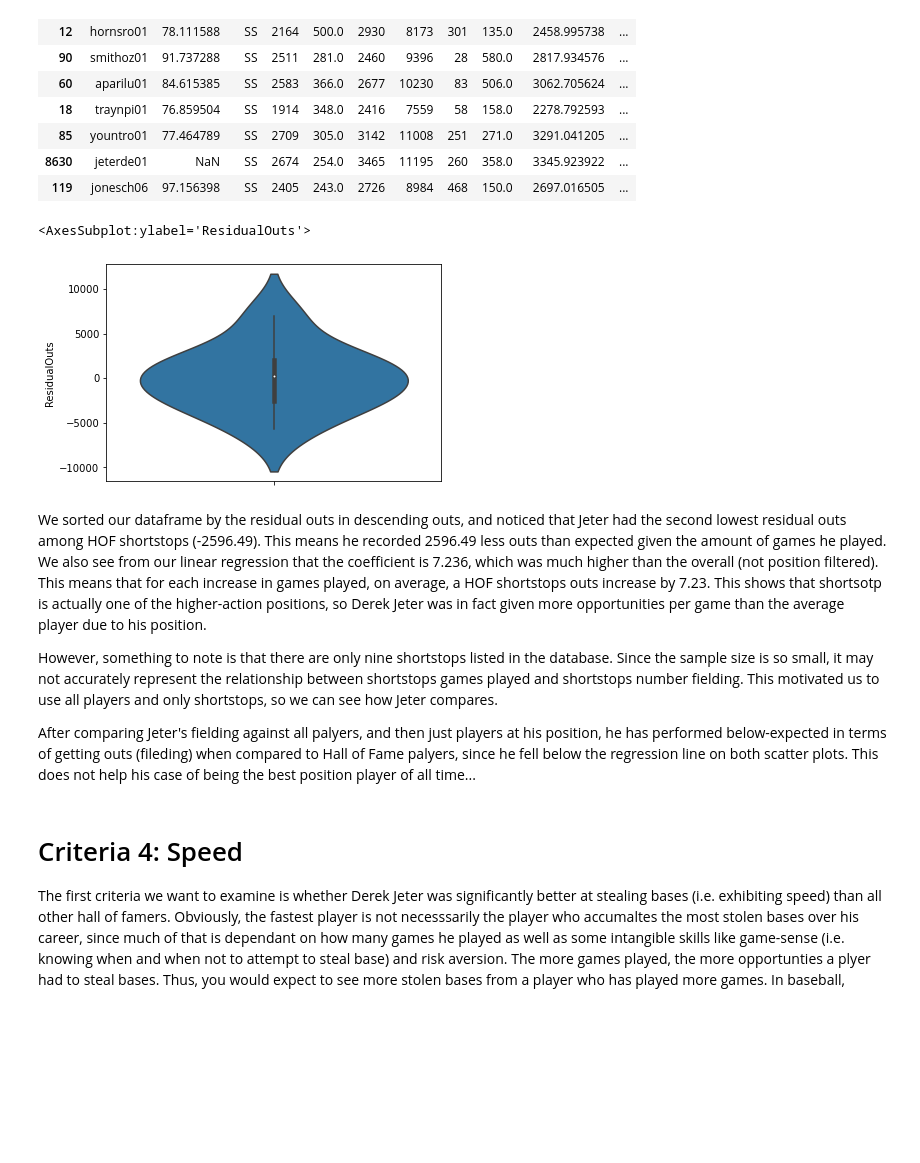
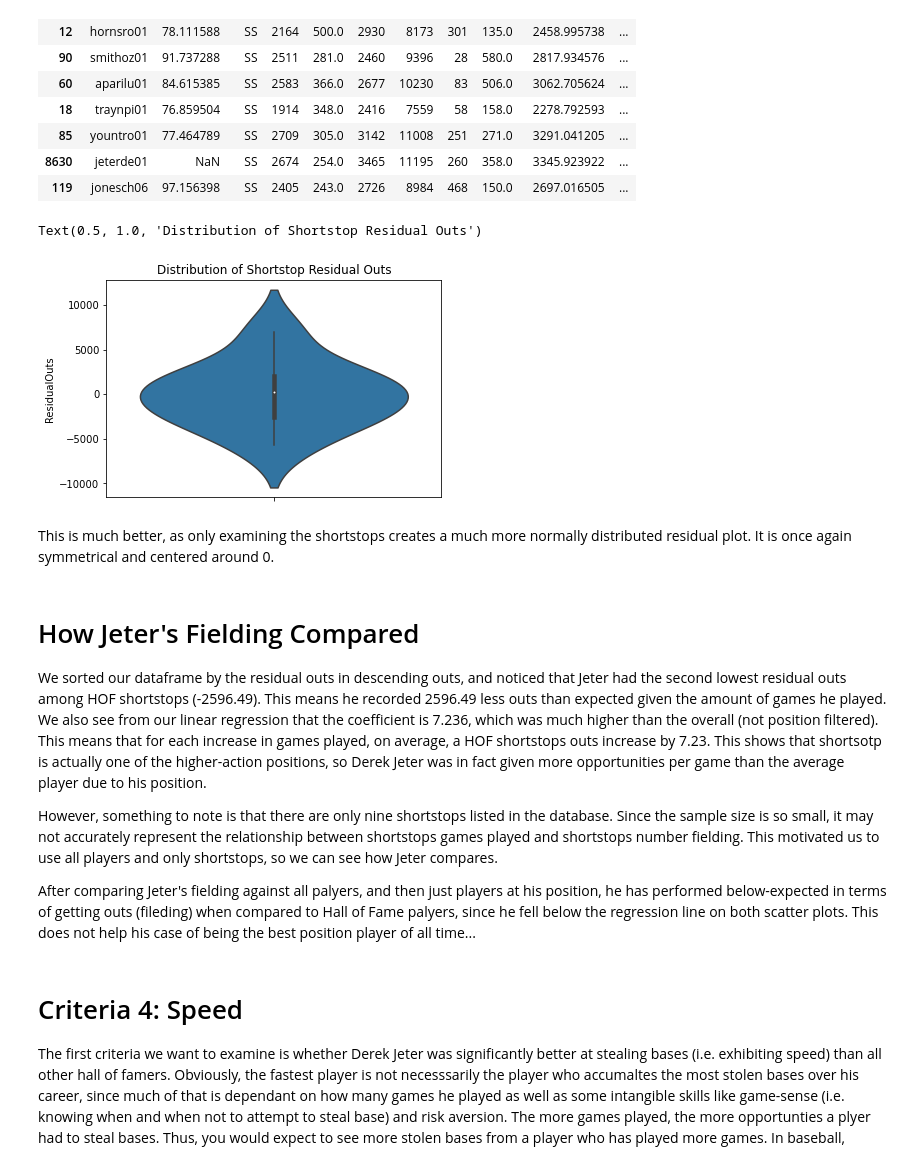
Before and after one commit to drob18/320FinalProject, a Jupyter notebook: Final.ipynb, the cells around one changed output. Saved outputs shown, nothing was run; the diff lists cells and outputs as text; code cells hidden in the pictures; blank space fills up the shorter version.

```diff
--- a/Final.ipynb
+++ b/Final.ipynb
@@ -572,11 +578,15 @@ SS.head(20)
 | 119 | jonesch06 | 97.156398 | SS | 2405 | 243.0 | 2726 | 8984 | 468 | 150.0 | 2697.016505 | ... |
 # %%
 #Scatter plot of the residuals for shortstops
-sns.violinplot(y=SS['ResidualOuts'])
+ax2 = sns.violinplot(y=SS['ResidualOuts'])
+ax2.set_title("Distribution of Shortstop Residual Outs")
 # %% [output]
-<AxesSubplot:ylabel='ResidualOuts'>
+Text(0.5, 1.0, 'Distribution of Shortstop Residual Outs')
-[figure, old version]
+[figure, new version]
+# %% [markdown]
+This is much better, as only examining the shortstops creates a much more normally distributed residual plot. It is once again symmetrical and centered around 0.
 # %% [markdown]
+# How Jeter's Fielding Compared
 We sorted our dataframe by the residual outs in descending outs, and noticed that Jeter had the second lowest residual outs among HOF shortstops (-2596.49). This means he recorded 2596.49 less outs than expected given the amount of games he played. We also see from our linear regression that the coefficient is 7.236, which was much higher than the overall (not position filtered). This means that for each increase in games played, on average, a HOF shortstops outs increase by 7.23. This shows that shortsotp is actually one of the higher-action positions, so Derek Jeter was in fact given more opportunities per game than the average player due to his position.
 
 However, something to note is that there are only nine shortstops listed in the database. Since the sample size is so small, it may not accurately represent the relationship between shortstops games played and shortstops number fielding. This motivated us to use all players and only shortstops, so we can see how Jeter compares.
```
Also changed, not shown: parts of 12 cells of this notebook.
